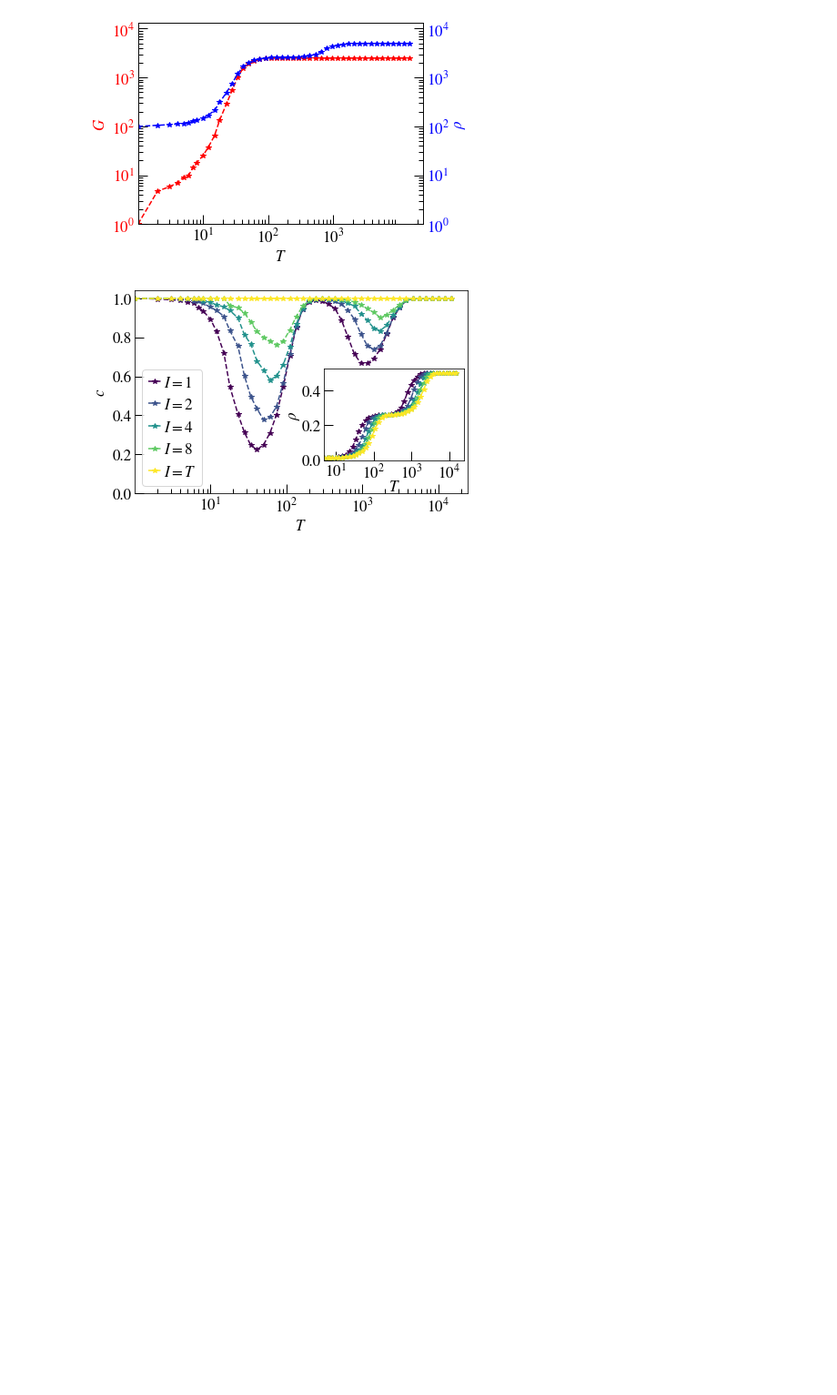
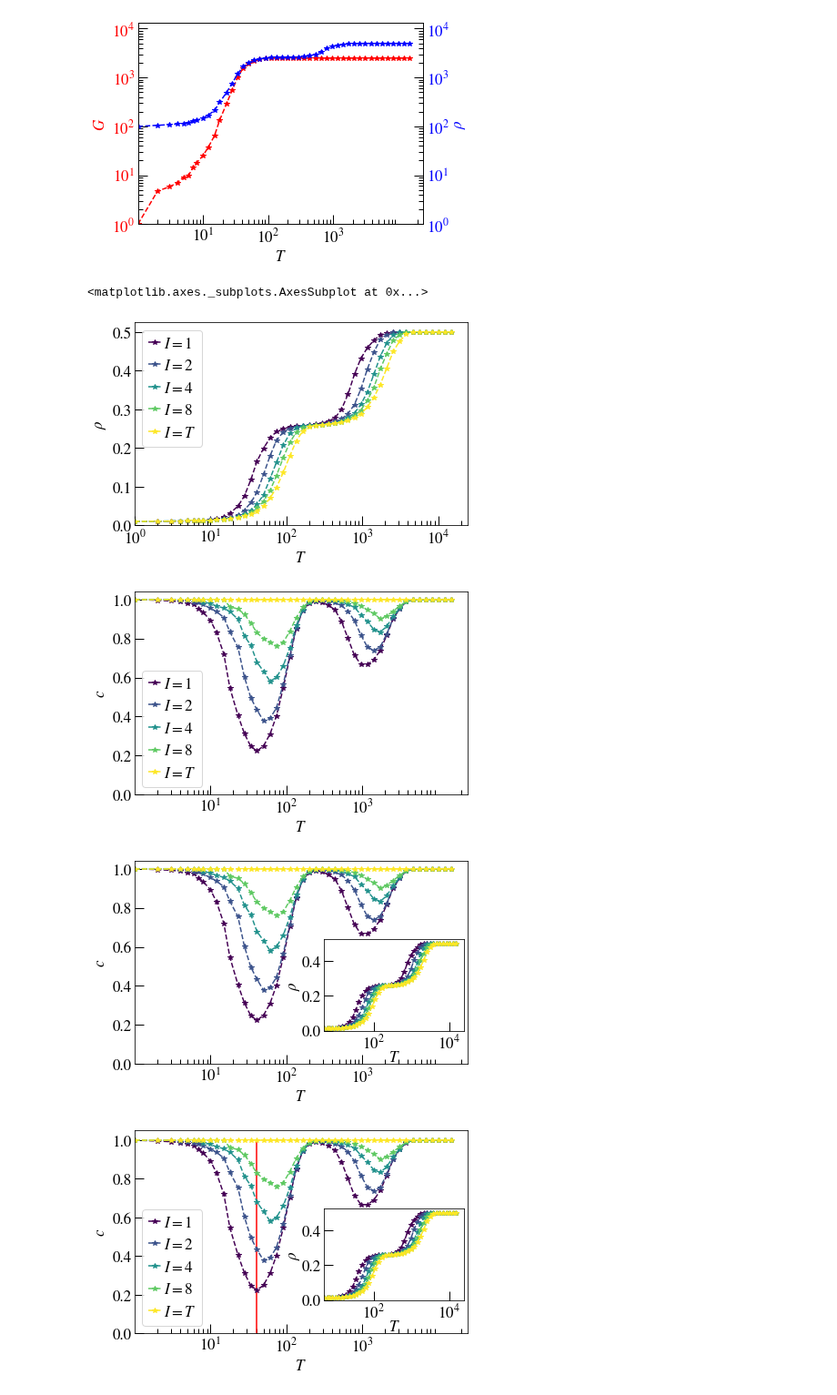
Before and after one commit to saemeon/SubTempNet, a Jupyter notebook: Simulations SBM.ipynb, the cells around one changed output. Shown at 91% size. Drawn from its saved outputs; the diff is of its cells as text; code cells hidden in the pictures; blank space fills up the shorter version.

Commit message:
SBM add analytical vline

```diff
--- a/Simulations SBM.ipynb
+++ b/Simulations SBM.ipynb
@@ -62,7 +59,18 @@ STN.plot_LCC(normalize = False, log=True, ACC = True, save="SBM_G_log")
 [figure]
 [figure]
 [figure]
-# %%
-STN.plot_cA0AT(legend = True, rho = True)
-# %% [output]
-[figure, removed]
+# %%
+vline=[(STN.TC(50,0.001), "red", None),(STN.TC(50,0.00005), "orange", None)]
+STN.plot_PA(save ="SBM_rho")
+STN.plot_cA0AT(legend = True, save = "SBM_c")
+STN.plot_cA0AT(legend = False, rho = True, save = "SBM_c_rho")
+STN.plot_cA0AT(vline = vline[:1],legend = True, rho = True, save = "SBM_c_rho_ana1_legend")
+STN.plot_cA0AT(vline = vline,legend = True, rho = True, save = "SBM_c_rho_ana2_legend")
+STN.plot_LCC(ACC = True, save="SBM_G")
+STN.plot_LCC(normalize = False, log=True, ACC = True, save="SBM_G_log")
+# %% [output]
+<matplotlib.axes._subplots.AxesSubplot at 0x...>
+[figure, added]
+[figure, added]
+[figure, added]
+[figure, added]
```
Also changed, not shown: parts of 3 cells of this notebook, 5 other files.
